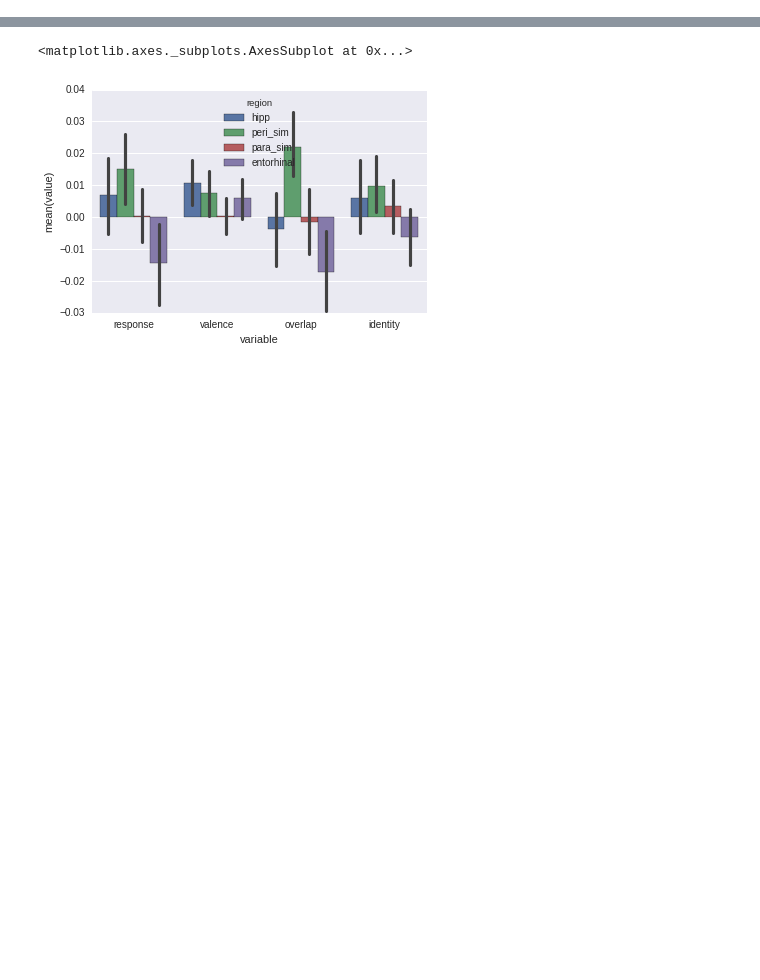
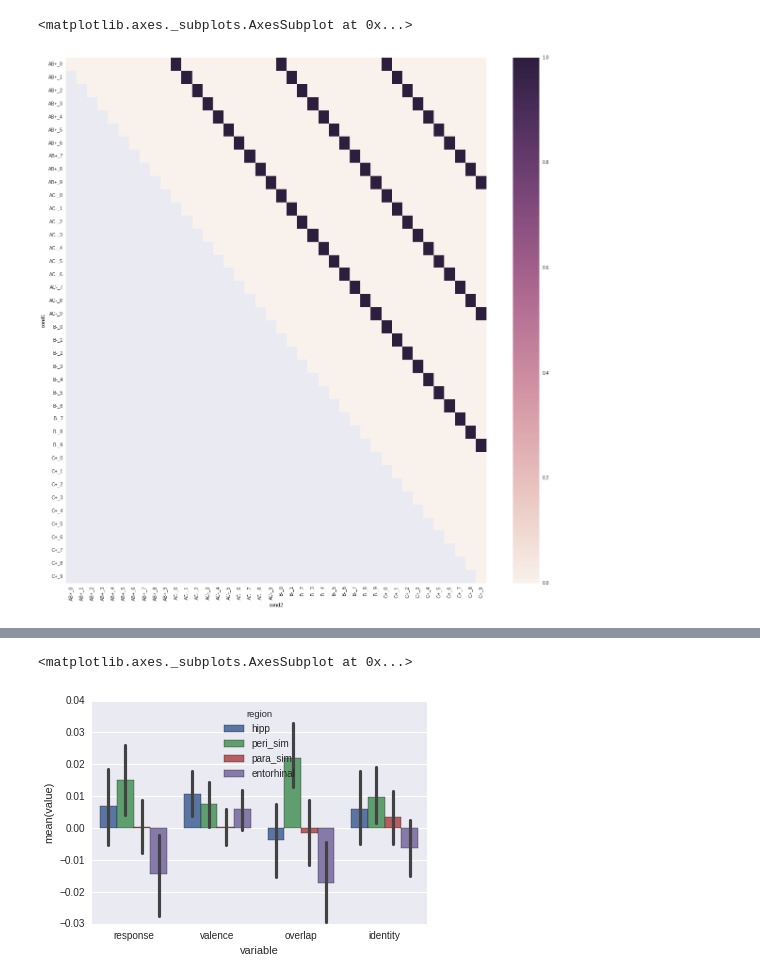
Before and after one commit to iancballard/fd_fmri, a Jupyter notebook: RSA_LDc.ipynb, the cells around one changed output, grey strips where cells are left out. Drawn from its saved outputs; the diff is of its cells as text; code cells hidden in the pictures; blank space fills up the shorter version.

```diff
--- a/RSA_LDc.ipynb
+++ b/RSA_LDc.ipynb
@@ -466,11 +485,5 @@ sns.heatmap(mean_rsa)
-# %%
-all_rsas = {k:[] for k in masks}
-
-for sub in subs:
-    out_f = op.join(home_dir,'rsa', sub + 'rsa_sim.pkl')
-    pkl_file = open(out_f, 'rb')
-    rsas = pickle.load(pkl_file)
-    for m in masks:
-        all_rsas[m].append(rsas[m])
-
-    pkl_file.close()
+# %%
+RL_std = pd.read_csv('/home/iballard/fdPE_V.csv')
+RL_std = RL_std[RL_std['condition'] != 'feedback']
+RL_std = RL_std.set_index(['exp','sub','run','condition'])
+RL_std = RL_std.loc[('sim','fd_104')]
@@ -476,0 +648,25 @@ for sub in subs:
+# %%
+tmp  = mask_models['hipp']['fd_104'].copy()
+tmp = tmp[tmp['run_idx'] ==1]
+
+tmp['value'] = tmp['value']*-1
+tmp['value'] = vector_reject(tmp['value'].values, tmp['response'].values)
+# tmp['value'] = vector_reject(tmp['value'].values, tmp['valence'].values)
+
+tmp['time0'] = map(int, tmp['time'] == 0)
+x_var = 'time0'
+
+tmp = tmp[['cond1','cond2',x_var]]
+new_df = pd.DataFrame()
+for cond in ['AB+_','B-_','AC-_','C+_']:
+    for i in range(10):
+        row = pd.DataFrame({x_var:0,
+                            'cond1':cond + str(i),
+                            'cond2':cond + str(i)},index = [0])
+        new_df = new_df.append(row)
+tmp = pd.concat([tmp,new_df])
+tmp = tmp.groupby(['cond1','cond2']).mean().unstack()[x_var]
+sns.heatmap(tmp)
+# %% [output]
+<matplotlib.axes._subplots.AxesSubplot at 0x...>
+[figure, added]
```
Also changed, not shown: parts of 29 cells of this notebook.
